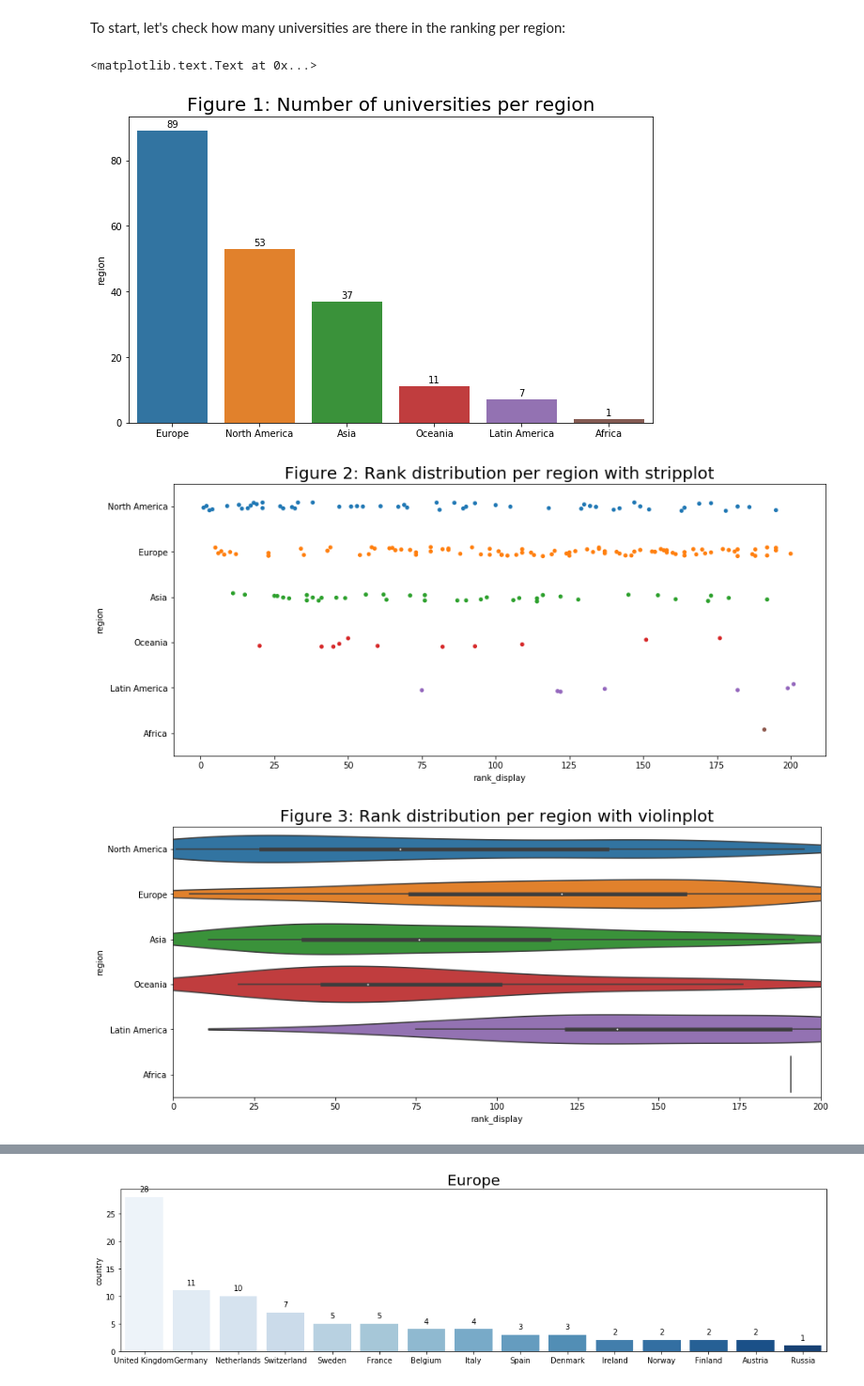
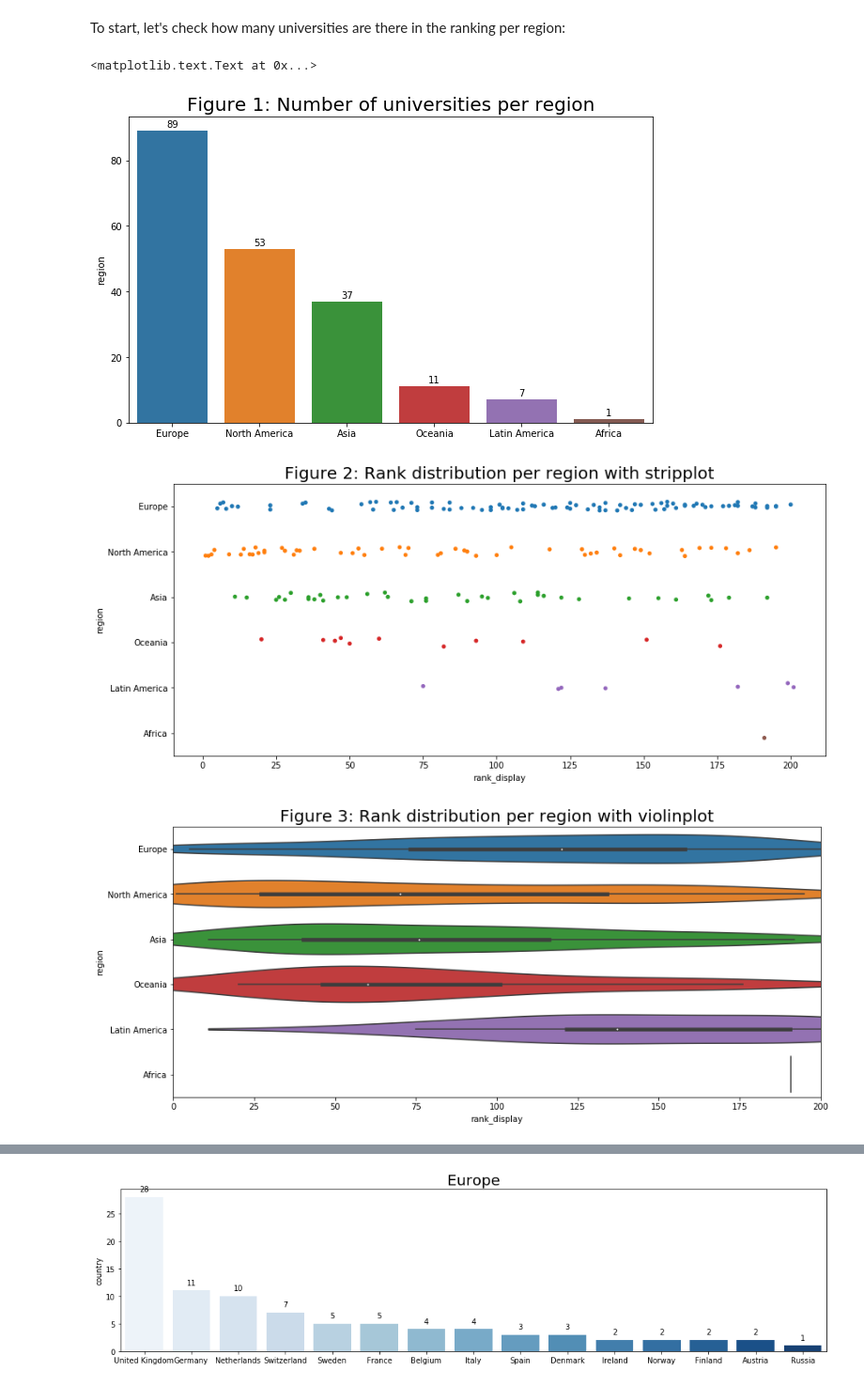
Before and after one commit to LucaZampieri/ADA_homework_LMX, a Jupyter notebook: 02 - Data from the Web/Xavi.ipynb, the cells around one changed output, grey strips where cells are left out. Shown at 94% size. Cells and saved outputs as stored; diff of their text form; code cells hidden in the pictures.

```diff
--- a/02 - Data from the Web/Xavi.ipynb
+++ b/02 - Data from the Web/Xavi.ipynb
@@ -199,23 +191,23 @@ To start, let's check how many universities are there in the ranking per region:
 # %%
 # Visualize how many universitie sper country are there in the best 200 ranking
 plt.figure(figsize=(10,6))
 regions = qs_df.region.value_counts().index
 ax = sns.barplot(x=regions, y=qs_df.region.value_counts())
 value_barplot_label(ax)
 plt.title("Figure 1: Number of universities per region", fontsize=20)
 
 # Rank distribution per region
 plt.figure(figsize=(14,6))
-sns.stripplot(x="rank_display", y="region", data=qs_df, jitter=True)
+sns.stripplot(x="rank_display", y="region", data=qs_df, jitter=True, order=qs_df.region.value_counts().index)
 plt.title("Figure 2: Rank distribution per region with stripplot", fontsize=20)
 
 # Rank distribution per region
 plt.figure(figsize=(14,6))
-sns.violinplot(x="rank_display", y="region", data=qs_df)
+sns.violinplot(x="rank_display", y="region", data=qs_df, order=qs_df.region.value_counts().index)
 plt.xlim(0,200)
 plt.title("Figure 3: Rank distribution per region with violinplot", fontsize=20)
 # %% [output]
 <matplotlib.text.Text at 0x...>
 [figure]
-[figure, old version]
+[figure, new version]
-[figure, old version]
+[figure, new version]
```
Also changed, not shown: parts of 19 cells of this notebook, 1 other file.
